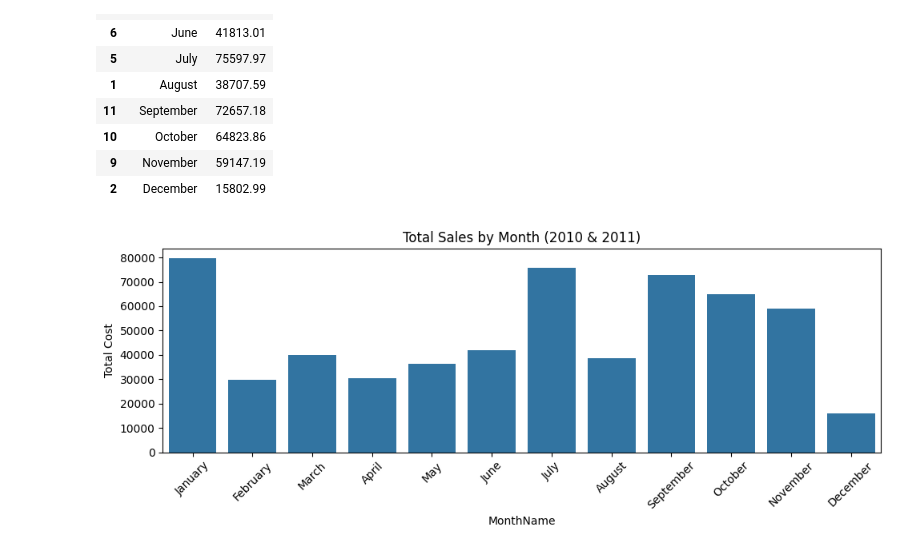
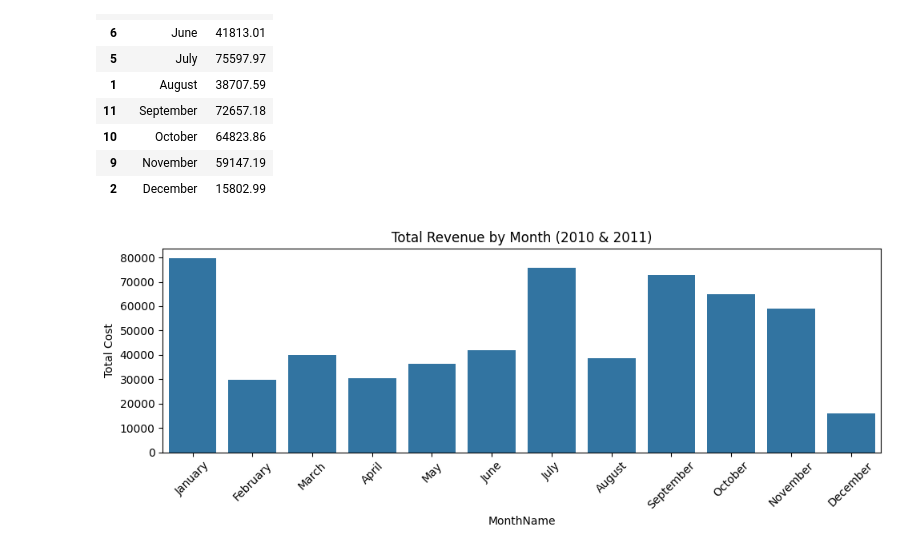
Before and after one commit to Ri-Dearg/ca2-market-retail, a Jupyter notebook: ca2-market-retail.ipynb, the cells around one changed output. Drawn from its saved outputs; the diff is of its cells as text; code cells hidden in the pictures.

```diff
--- a/ca2-market-retail.ipynb
+++ b/ca2-market-retail.ipynb
@@ -309,7 +313,9 @@ memory usage: 30.6+ KB
 | std | 102.788889 | NaN | 4.219305 | 189.575600 | 29.284998 |
 # %%
 # Drop duplicates
-clean_data_v2 = clean_data_v1.drop_duplicates(subset=key_cols, keep='first').copy()
+clean_data_v2 = clean_data_v1.drop_duplicates(
+    subset=key_cols, keep='first'
+).copy()
 clean_data_v2.info()
 clean_data_v2.describe()
 # %% [output]
@@ -377,6 +383,7 @@ memory usage: 1.6+ MB
 | max | 1440.000000 | 2011-12-08 15:54:00 | 165.000000 | 14911.000000 | 2365.200000 |
 | std | 46.556360 | NaN | 3.954614 | 348.287608 | 85.402636 |
 # %%
+clean_data_v2["StockCode"] = clean_data_v2["StockCode"].astype(str)
 clean_data_v2.to_csv('clean_data_v2.csv')
 clean_data_v2
 # %% [output]
@@ -550,28 +673,34 @@ plt.show()
 # %%
 df_2010_2011 = clean_data_v2[
-    clean_data_v2["InvoiceDate"].dt.year.isin([2010, 2011])
+    clean_data_v2['InvoiceDate'].dt.year.isin([2010, 2011])
 ].copy()
 
 month_order = [
-    "January","February","March","April","May","June",
-    "July","August","September","October","November","December"
+    'January',
+    'February',
+    'March',
+    'April',
+    'May',
+    'June',
+    'July',
+    'August',
+    'September',
+    'October',
+    'November',
+    'December',
 ]
 
-sales_by_month_2010_2011 = (
-    df_2010_2011
-    .groupby("MonthName", as_index=False)["Total Cost"]
-    .sum()
+revenue_by_month_2010_2011 = df_2010_2011.groupby('MonthName', as_index=False)[
+    'Total Cost'
+].sum()
+
+revenue_by_month_2010_2011['MonthName'] = pd.Categorical(
+    revenue_by_month_2010_2011['MonthName'], categories=month_order, ordered=True
 )
 
-sales_by_month_2010_2011["MonthName"] = pd.Categorical(
-    sales_by_month_2010_2011["MonthName"],
-    categories=month_order,
-    ordered=True
-)
+revenue_by_month_2010_2011 = revenue_by_month_2010_2011.sort_values('MonthName')
 
-sales_by_month_2010_2011 = sales_by_month_2010_2011.sort_values("MonthName")
-
-sales_by_month_2010_2011
+revenue_by_month_2010_2011
 # %% [output]
 |  | MonthName | Total Cost |
 | 4 | January | 79555.55 |
@@ -588,10 +717,10 @@ sales_by_month_2010_2011
 | 2 | December | 15802.99 |
 # %%
 plt.figure(figsize=(10, 4))
-sns.barplot(data=sales_by_month_2010_2011, x="MonthName", y="Total Cost")
+sns.barplot(data=revenue_by_month_2010_2011, x='MonthName', y='Total Cost')
 plt.xticks(rotation=45)
-plt.title("Total Sales by Month (2010 & 2011)")
+plt.title('Total Revenue by Month (2010 & 2011)')
 plt.tight_layout()
 plt.show()
 # %% [output]
-[figure, old version]
+[figure, new version]
```
Also changed, not shown: parts of 14 cells of this notebook.
